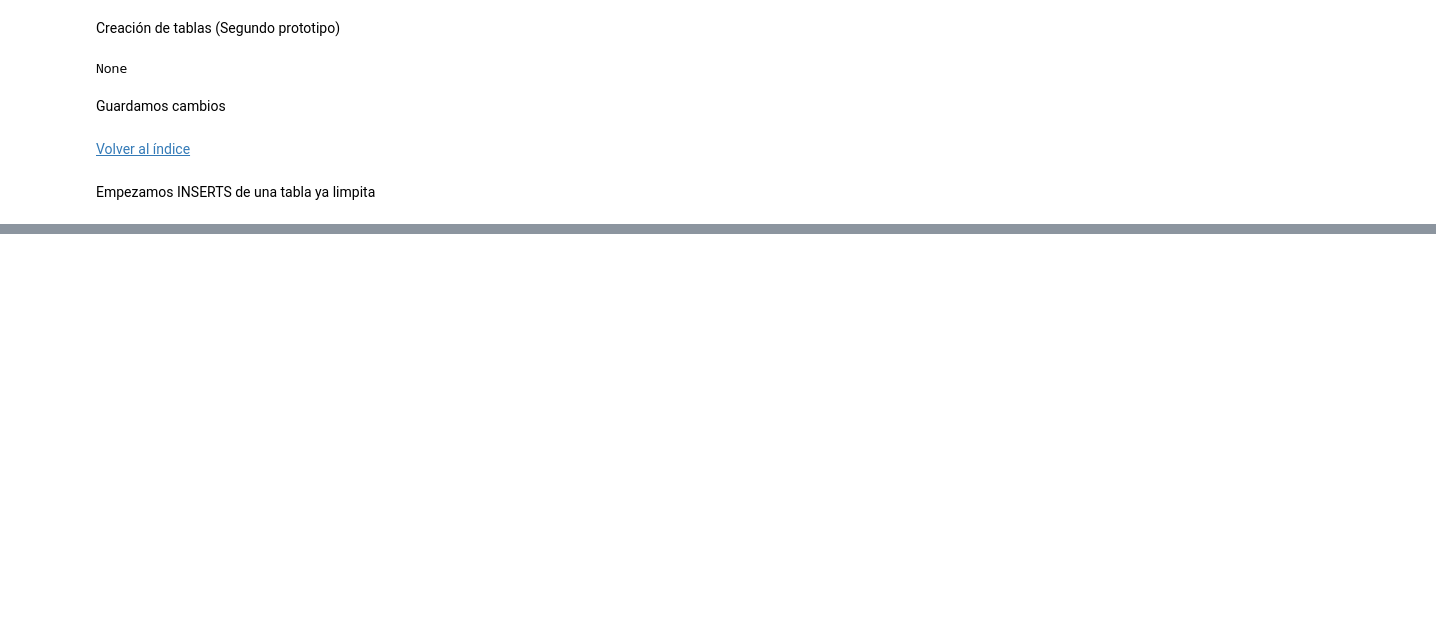
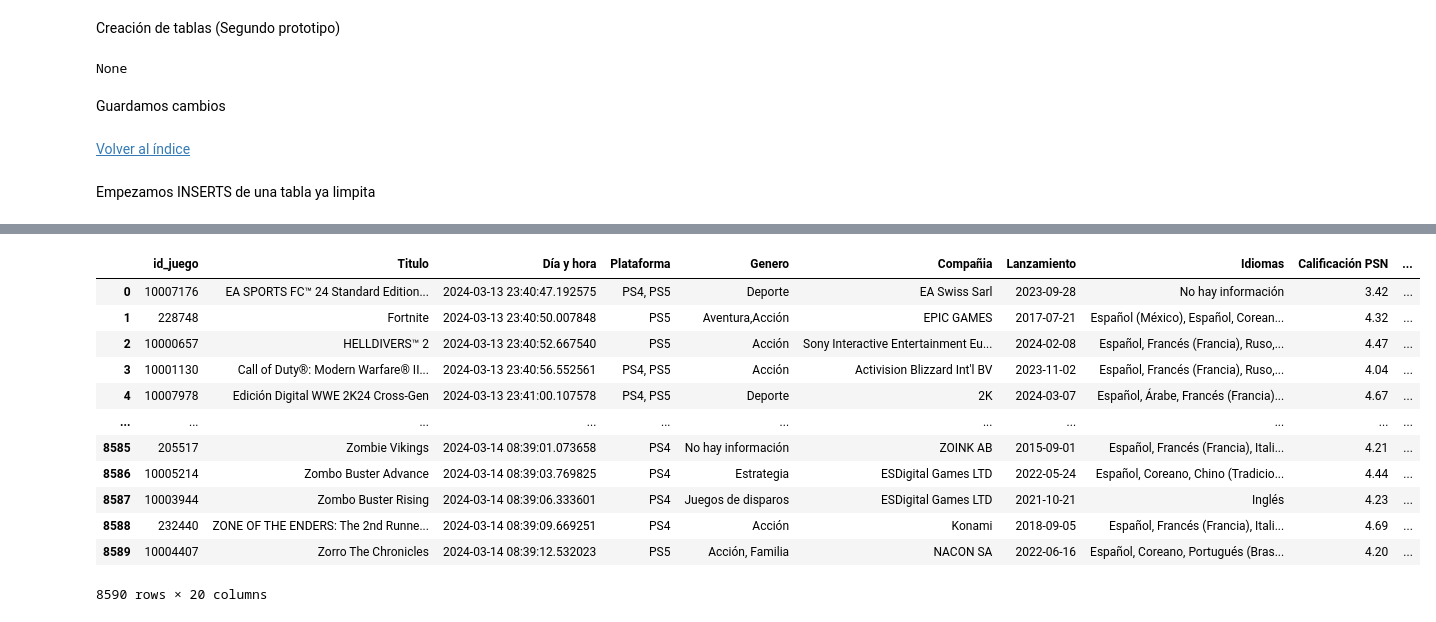
Before and after one commit to svalencia-romero/GamePriceTracker, a Jupyter notebook: notebooks/memoria_v1.ipynb, the cells around one changed output, grey strips where cells are left out. Drawn from its saved outputs; the diff is of its cells as text; code cells hidden in the pictures; blank space fills up the shorter version.

Commit message:
comenzando inserts y tablas

```diff
--- a/notebooks/memoria_v1.ipynb
+++ b/notebooks/memoria_v1.ipynb
@@ -1183,0 +1184,2 @@ Primero hacemos las conversiones pertinentes
+# %%
+df_insert = pd.read_csv('../csv_s/csv_limpio/es/csv_2024-03-14.csv')
@@ -1184,2 +1206,16 @@ Primero hacemos las conversiones pertinentes
 # %%
-df_insert = pd.read_csv('../')
+df_insert
+# %% [output]
+|  | id_juego | Titulo | Día y hora | Plataforma | Genero | Compañia | Lanzamiento | Idiomas | Calificación PSN | ... |
+| 0 | 10007176 | EA SPORTS FC™ 24 Standard Edition... | 2024-03-13 23:40:47.192575 | PS4, PS5 | Deporte | EA Swiss Sarl | 2023-09-28 | No hay información | 3.42 | ... |
+| 1 | 228748 | Fortnite | 2024-03-13 23:40:50.007848 | PS5 | Aventura,Acción | EPIC GAMES | 2017-07-21 | Español (México), Español, Corean... | 4.32 | ... |
+| 2 | 10000657 | HELLDIVERS™ 2 | 2024-03-13 23:40:52.667540 | PS5 | Acción | Sony Interactive Entertainment Eu... | 2024-02-08 | Español, Francés (Francia), Ruso,... | 4.47 | ... |
+| 3 | 10001130 | Call of Duty®: Modern Warfare® II... | 2024-03-13 23:40:56.552561 | PS4, PS5 | Acción | Activision Blizzard Int'l BV | 2023-11-02 | Español, Francés (Francia), Ruso,... | 4.04 | ... |
+| 4 | 10007978 | Edición Digital WWE 2K24 Cross-Gen | 2024-03-13 23:41:00.107578 | PS4, PS5 | Deporte | 2K | 2024-03-07 | Español, Árabe, Francés (Francia)... | 4.67 | ... |
+| ... | ... | ... | ... | ... | ... | ... | ... | ... | ... | ... |
+| 8585 | 205517 | Zombie Vikings | 2024-03-14 08:39:01.073658 | PS4 | No hay información | ZOINK AB | 2015-09-01 | Español, Francés (Francia), Itali... | 4.21 | ... |
+| 8586 | 10005214 | Zombo Buster Advance | 2024-03-14 08:39:03.769825 | PS4 | Estrategia | ESDigital Games LTD | 2022-05-24 | Español, Coreano, Chino (Tradicio... | 4.44 | ... |
+| 8587 | 10003944 | Zombo Buster Rising | 2024-03-14 08:39:06.333601 | PS4 | Juegos de disparos | ESDigital Games LTD | 2021-10-21 | Inglés | 4.23 | ... |
+| 8588 | 232440 | ZONE OF THE ENDERS: The 2nd Runne... | 2024-03-14 08:39:09.669251 | PS4 | Acción | Konami | 2018-09-05 | Español, Francés (Francia), Itali... | 4.69 | ... |
+| 8589 | 10004407 | Zorro The Chronicles | 2024-03-14 08:39:12.532023 | PS5 | Acción, Familia | NACON SA | 2022-06-16 | Español, Coreano, Portugués (Bras... | 4.20 | ... |
+8590 rows × 20 columns
```
Also changed, not shown: parts of 4 cells of this notebook, 1 other file.
